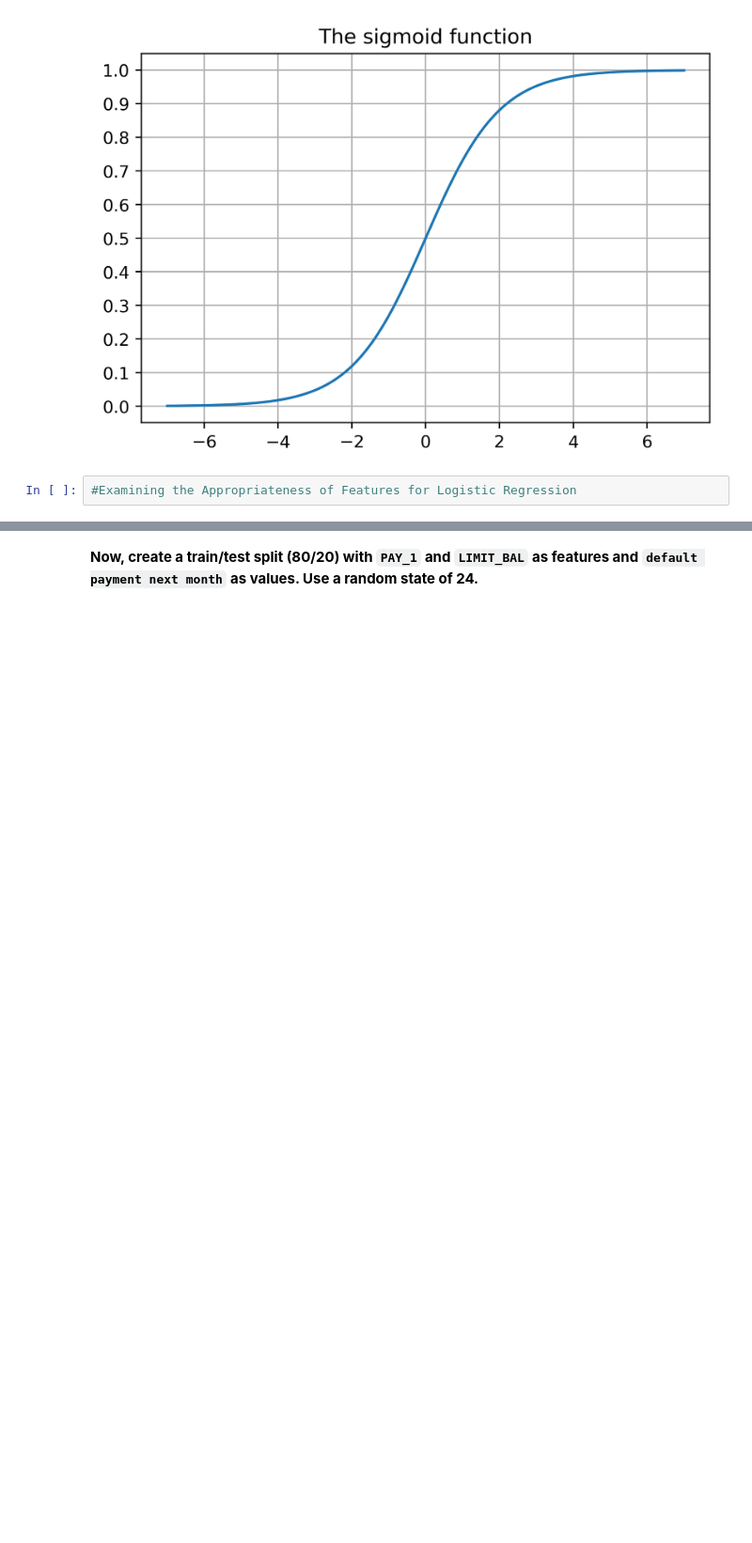
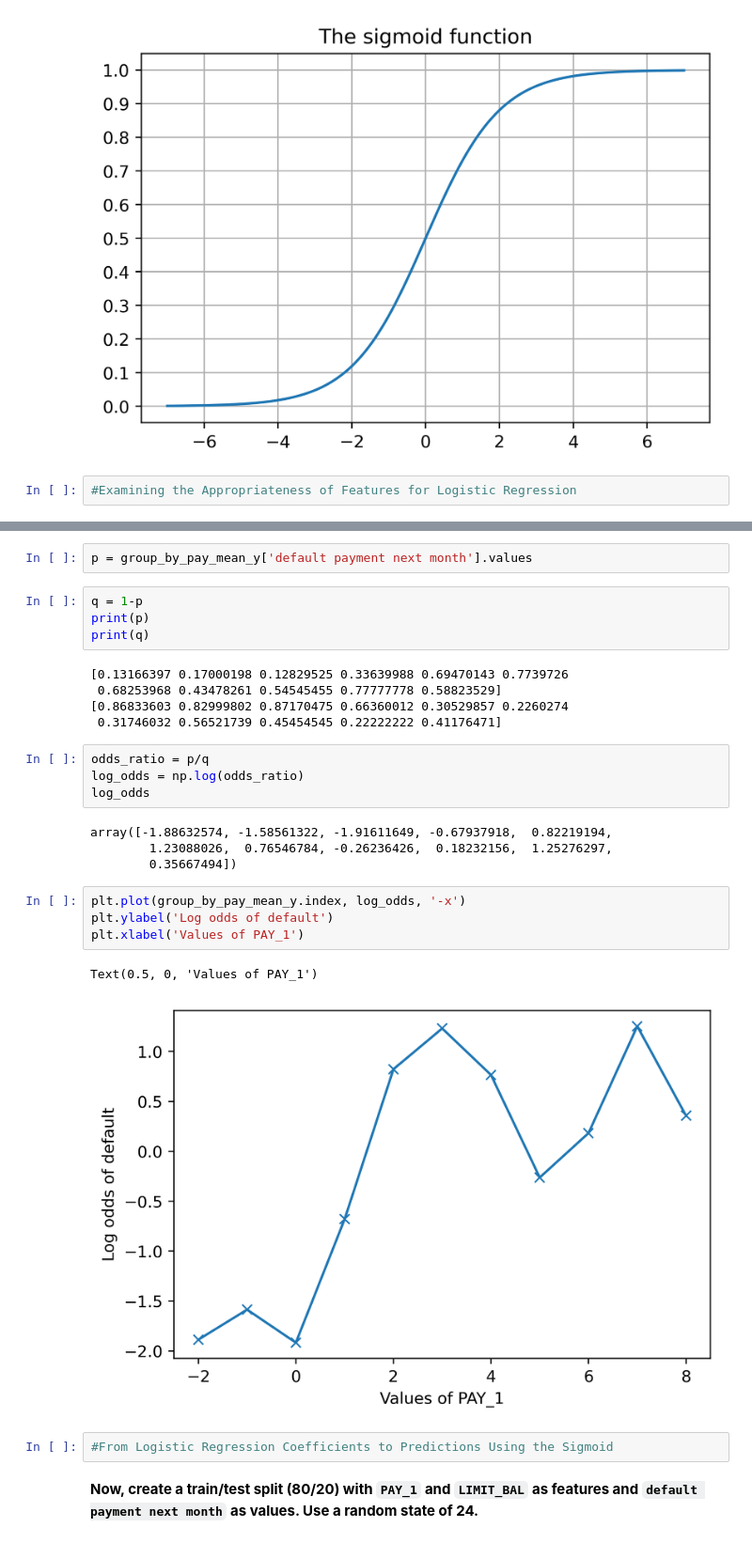
Before and after one commit to anmolpant/Technocolabs-ML-Internship, a Jupyter notebook: Mini Tasks/Mini Task 2/Fitting_a_Logistic_Regression_Model/Fitting_a_Logistic_Regression_Model.ipynb, the cells around one changed output, grey strips where cells are left out. Shown at 94% size. Saved outputs shown, nothing was run; the diff lists cells and outputs as text; blank space fills up the shorter version.

```diff
--- a/Mini Tasks/Mini Task 2/Fitting_a_Logistic_Regression_Model/Fitting_a_Logistic_Regression_Model.ipynb
+++ b/Mini Tasks/Mini Task 2/Fitting_a_Logistic_Regression_Model/Fitting_a_Logistic_Regression_Model.ipynb
@@ -237,3 +253,31 @@ Text(0.5, 1.0, 'The sigmoid function')
+# %%
+p = group_by_pay_mean_y['default payment next month'].values
+# %%
+q = 1-p
+print(p)
+print(q)
+# %% [output]
+[0.13166397 0.17000198 0.12829525 0.33639988 0.69470143 0.7739726
+ 0.68253968 0.43478261 0.54545455 0.77777778 0.58823529]
+[0.86833603 0.82999802 0.87170475 0.66360012 0.30529857 0.2260274
+ 0.31746032 0.56521739 0.45454545 0.22222222 0.41176471]
+# %%
+odds_ratio = p/q
+log_odds = np.log(odds_ratio)
+log_odds
+# %% [output]
+array([-1.88632574, -1.58561322, -1.91611649, -0.67937918,  0.82219194,
+        1.23088026,  0.76546784, -0.26236426,  0.18232156,  1.25276297,
+        0.35667494])
+# %%
+plt.plot(group_by_pay_mean_y.index, log_odds, '-x')
+plt.ylabel('Log odds of default')
+plt.xlabel('Values of PAY_1')
+# %% [output]
+Text(0.5, 0, 'Values of PAY_1')
+[figure, added]
+# %%
+#From Logistic Regression Coefficients to Predictions Using the Sigmoid
 # %% [markdown]
 **Now, create a train/test split (80/20) with `PAY_1` and `LIMIT_BAL` as features and `default payment next month` as values. Use a random state of 24.**
 # %%
```
Also changed, not shown: parts of 1 cell of this notebook.
